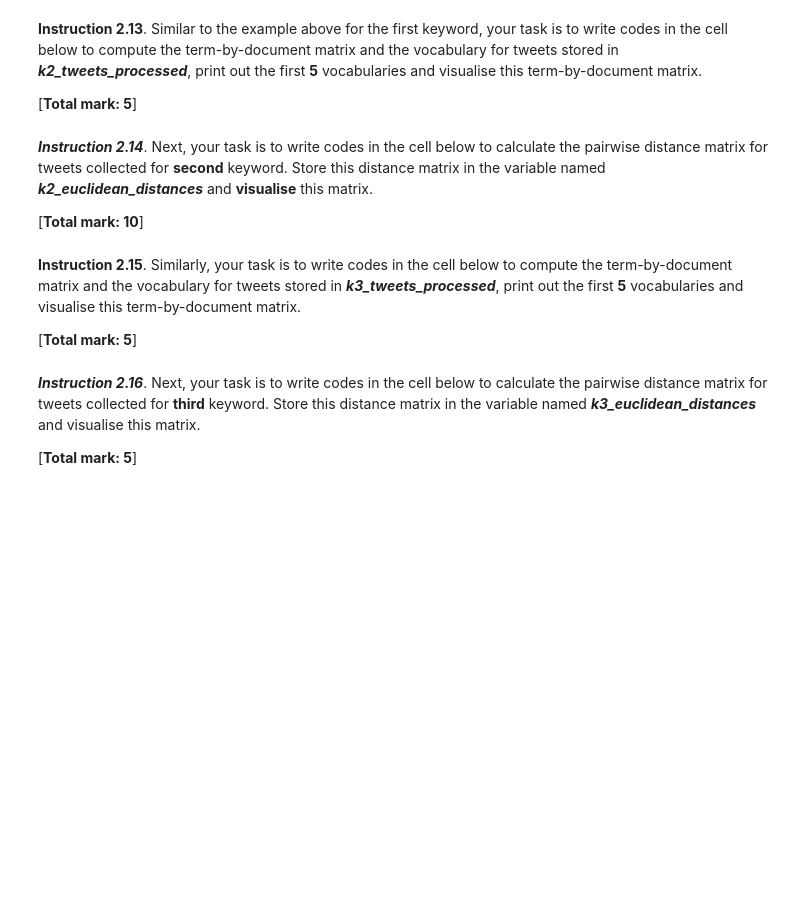
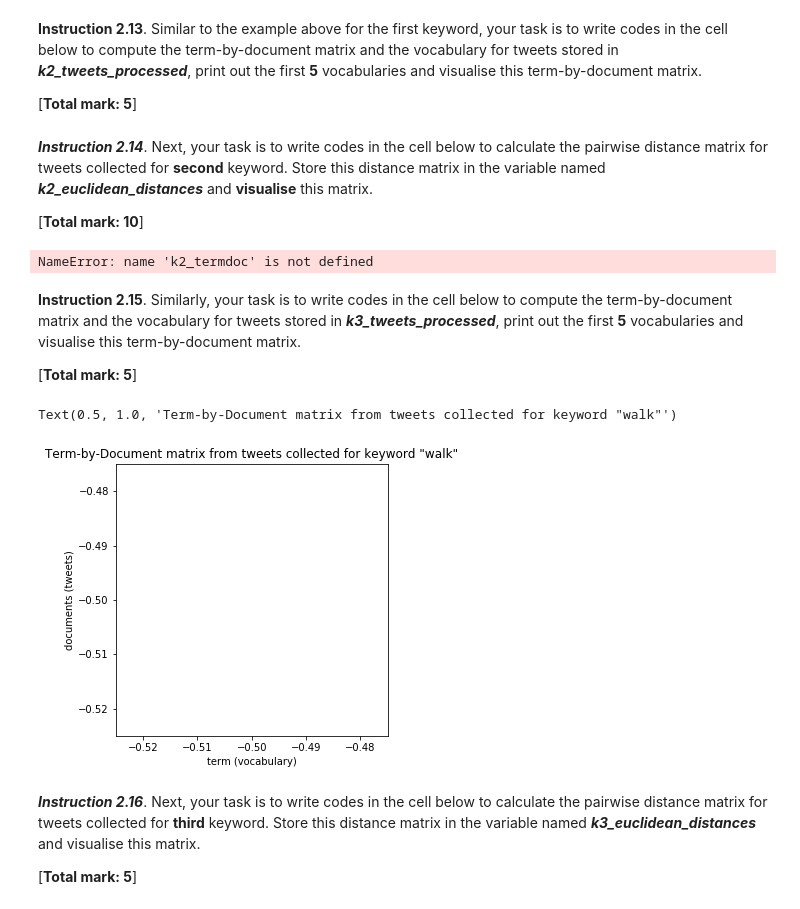
Before and after one commit to Paul-jc/SIT112_Assignment_2, a Jupyter notebook: Assignment2_notebook.ipynb, the cells around one changed output. Saved outputs shown, nothing was run; the diff lists cells and outputs as text; code cells hidden in the pictures; blank space fills up the shorter version.

```diff
--- a/Assignment2_notebook.ipynb
+++ b/Assignment2_notebook.ipynb
@@ -344,9 +370,9 @@ def read_json_file(filename):
 Write three function calls to load data from three json files you have saved from Part 1.
 '''
 
-k1_tweets = # INSERT YOUR CODE HERE
-k2_tweets = # INSERT YOUR CODE HERE
-k3_tweets = # INSERT YOUR CODE HERE
+k1_tweets = read_json_file('w1.json')
+k2_tweets = read_json_file('w2.json')
+k3_tweets = read_json_file('w3.json')
 # %% [markdown]
 **Instruction 2.3**. To examine the number of tweets loaded from your data files, write your code to print out the number of tweets containes in three variables: ***k1_tweets, k2_tweets*** and ***k3_tweets***.
 
@@ -403,4 +474,8 @@ print(len(k3_tweets), len(k3_tweets_filtered))
 For each keyword, print out the number of tweets that have been removed.
 '''
 
-# INSERT YOUR CODE HERE
+filtered_tweets_list = [k1_tweets_filtered, k2_tweets_filtered, k3_tweets_filtered]
+# INSERT YOUR CODE HERE - code inserted
+for i, j, k in zip(tweet_dict.values(), filtered_tweets_list, keywords):
+    difference = len(i) - len(j)
+    print(f"For tweets with the word '{k}', {difference} tweets have been filtered out.")
@@ -422,14 +499,20 @@ Hint: Using tweet['text'] for tweet in k1_tweets_filtered
 
 print('The first 5 tweets for \"{}\":\n'.format(keywords[0]))
 # INSERT YOUR CODE HERE
+for i in range(5):
+    print(f"{i+1} {k1_tweets_filtered[i]['text']}")
 
 
 print('\nThe first 5 tweets for \"{}\":\n'.format(keywords[1]))
 # INSERT YOUR CODE HERE
+for i in range(5):
+    print(f"{i+1} {k2_tweets_filtered[i]['text']}")
 
 
 print('\nThe first 5 tweets for \"{}\":\n'.format(keywords[2]))
 # INSERT YOUR CODE HERE
+for i in range(5):
+    print(f"{i+1} {k3_tweets_filtered[i]['text']}")
 # %% [markdown]
 ### Part 2B: Constructing Term-by-Document Matrix
 
@@ -510,3 +602,14 @@ function pre_process() to result in new variables k1_tweets_processed, k2_tweets
 and k3_tweets_processed.
 '''
 # INSERT YOUR CODE HERE
+tweets_filtered = [k1_tweets_filtered, k2_tweets_filtered, k3_tweets_filtered]
+
+k1_tweets_processed = []
+k2_tweets_processed = []
+k3_tweets_processed = []
+tweets_processed = [k1_tweets_processed, k2_tweets_processed, k3_tweets_processed]
+
+for i in range(0,2):
+    for j in tweets_filtered[i]:
+        tweet = j['text']
+        tweets_processed[i].append(pre_process(tweet))
@@ -720,10 +907,17 @@ Write your code to visualise the term-by-document matrix
 
 # compute the distance matrix for k1_termdoc using the function "compute_euclidean_distance_matrix"
 # INSERT YOUR CODE HERE
+k2_euclidean_distance, k2_cosine_distance = compute_distance_matrices(k2_termdoc)
 
 # Visualise the distance matrix for this keyword
 # Hint: use imshow() and colorbar() functions
 # INSERT YOUR CODE HERE
+fig, ax = plt.subplots(figsize=(8, 8))
+cax = ax.imshow(k2_euclidean_distance)
+cbar = fig.colorbar(cax)
+ax.set_title("K2 Distance Matrix ('walk') - Euclidean Distances")
+# %% [output]
+NameError: name 'k2_termdoc' is not defined
 # %% [markdown]
 **Instruction 2.15**. Similarly, your task is to write codes in the cell below to compute the term-by-document matrix and the vocabulary for tweets stored in ***k3_tweets_processed***, print out the first **5** vocabularies and visualise this term-by-document matrix.
 
@@ -731,22 +925,30 @@ Write your code to visualise the term-by-document matrix
 # %%
 # YOU ARE REQUIRED TO INSERT YOUR CODE IN THIS CELL
 '''
 Write your codes to compute the term-by-document matrix and the vocabulary for tweets stored
 in k3_tweets_processed
 '''
 # INSERT YOUR CODE HERE
-
+k3_termdoc, k3_vocab = construct_termdoc(k3_tweets_processed)
 
 '''
 Write your code print out the first 5 vocabularies
 '''
 # INSERT YOUR CODE HERE
-
+print(' '.join(k3_vocab[-5:]))
 
 '''
 Write your code to visualise the term-by-document matrix
 '''
 # INSERT YOUR CODE HERE
+fig, ax = plt.subplots(figsize=(10, 5))
+ax.imshow(k3_termdoc)
+ax.set_xlabel('term (vocabulary)')
+ax.set_ylabel('documents (tweets)')
+ax.set_title('Term-by-Document matrix from tweets collected for keyword \"{}\"'.format(keywords[1]))
+# %% [output]
+Text(0.5, 1.0, 'Term-by-Document matrix from tweets collected for keyword "walk"')
+[figure, added]
 # %% [markdown]
 ***Instruction 2.16***. Next, your task is to write codes in the cell below to calculate the pairwise distance matrix for tweets collected for **third** keyword. Store this distance matrix in the variable named ***k3_euclidean_distances*** and visualise this matrix.
 
```
Also changed, not shown: parts of 37 cells of this notebook.
